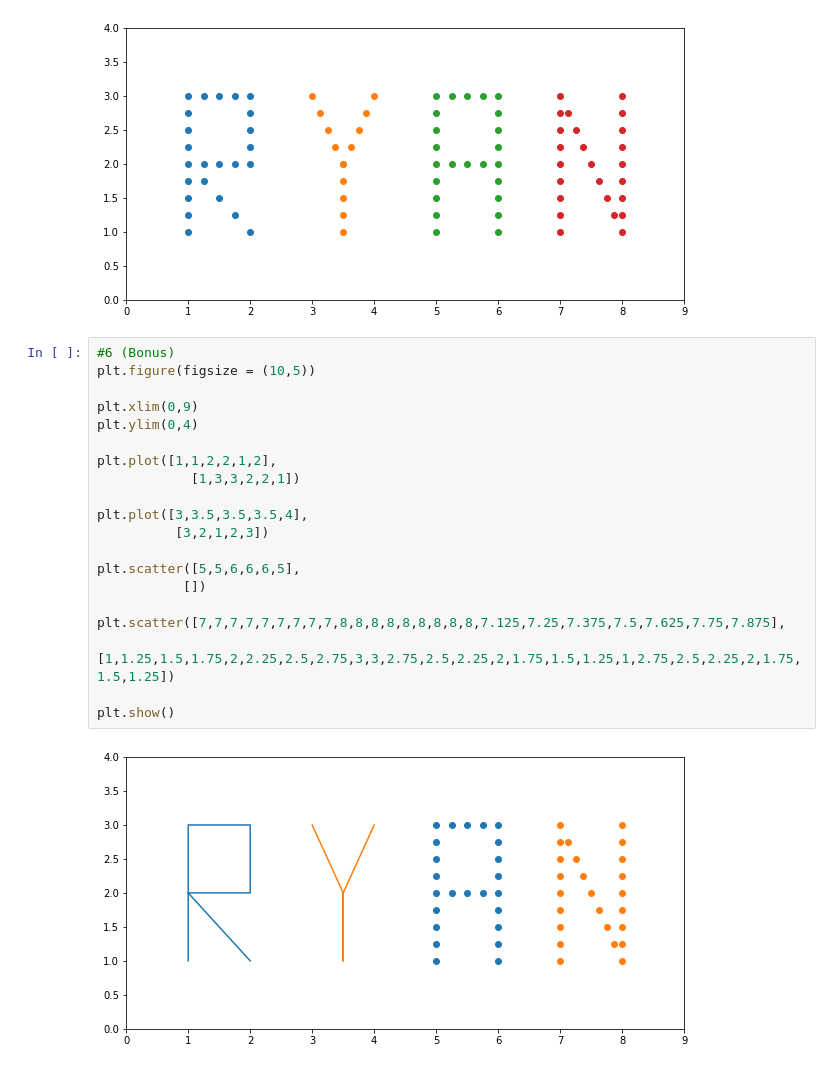
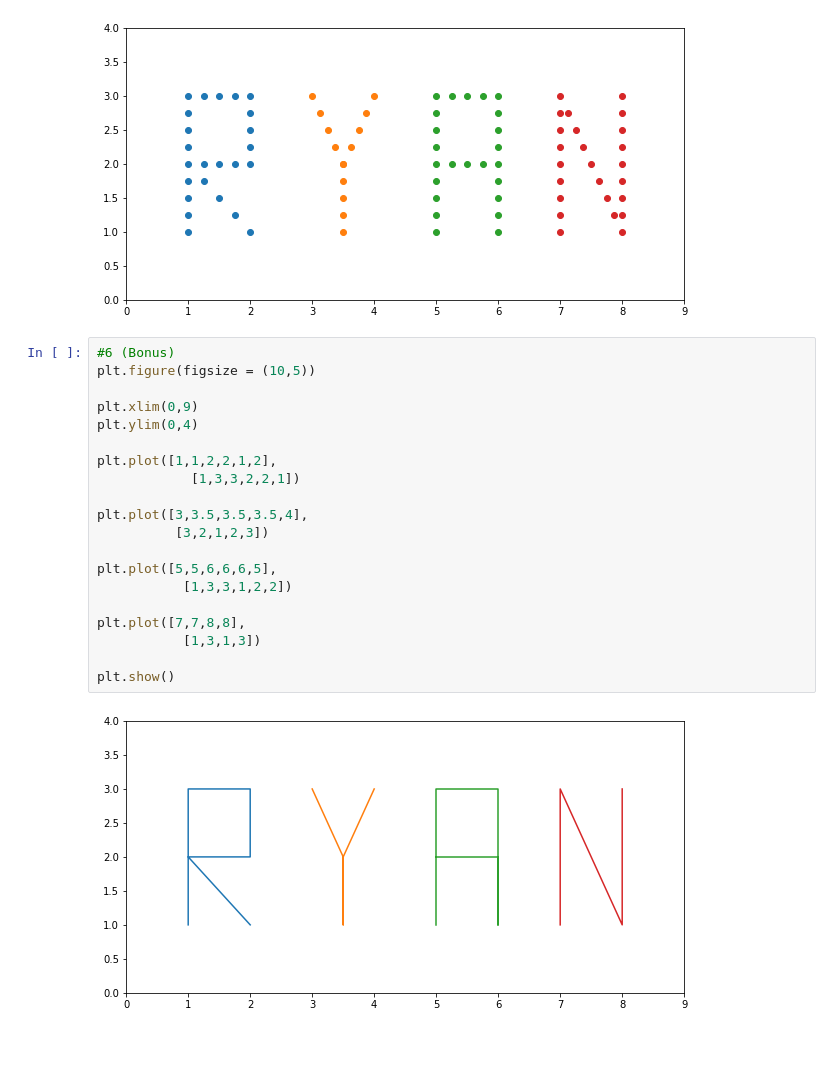
Before and after one commit to Miller-Ryan-1/numpy-pandas-visualization-exercises, a Jupyter notebook: big_o_notation.ipynb, the cells around one changed output. Saved outputs shown, nothing was run; the diff lists cells and outputs as text.

```diff
--- a/big_o_notation.ipynb
+++ b/big_o_notation.ipynb
@@ -62,22 +62,22 @@ plt.show()
 # %%
 #6 (Bonus)
 plt.figure(figsize = (10,5))
 
 plt.xlim(0,9)
 plt.ylim(0,4)
 
 plt.plot([1,1,2,2,1,2],
             [1,3,3,2,2,1])
 
 plt.plot([3,3.5,3.5,3.5,4],
           [3,2,1,2,3])
 
-plt.scatter([5,5,6,6,6,5],
-           [])
+plt.plot([5,5,6,6,6,5],
+           [1,3,3,1,2,2])
 
-plt.scatter([7,7,7,7,7,7,7,7,7,8,8,8,8,8,8,8,8,8,7.125,7.25,7.375,7.5,7.625,7.75,7.875],
-           [1,1.25,1.5,1.75,2,2.25,2.5,2.75,3,3,2.75,2.5,2.25,2,1.75,1.5,1.25,1,2.75,2.5,2.25,2,1.75,1.5,1.25])
+plt.plot([7,7,8,8],
+           [1,3,1,3])
 
 plt.show()
 # %% [output]
-[figure, old version]
+[figure, new version]
```
